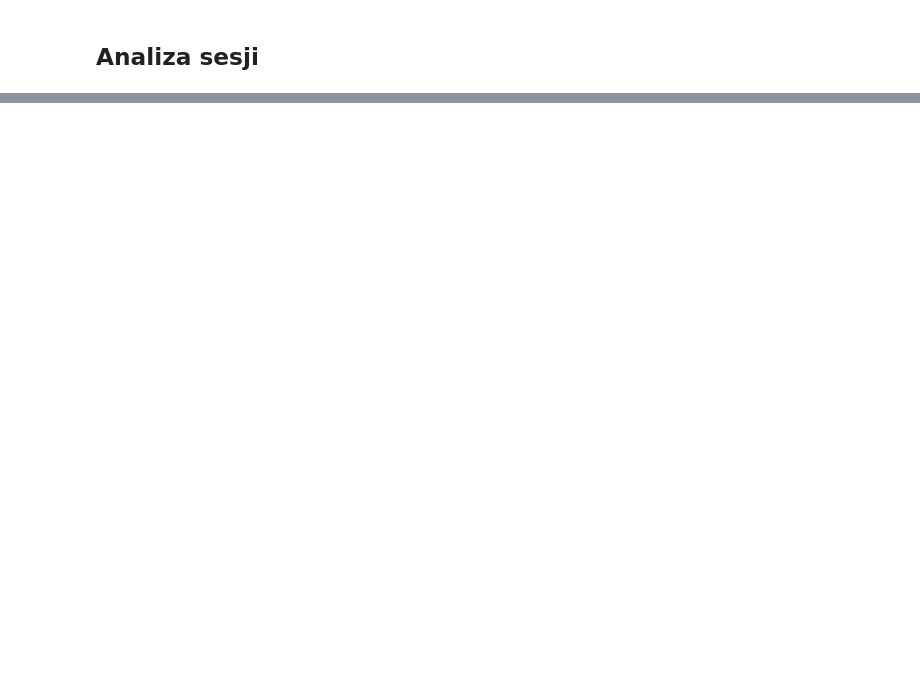
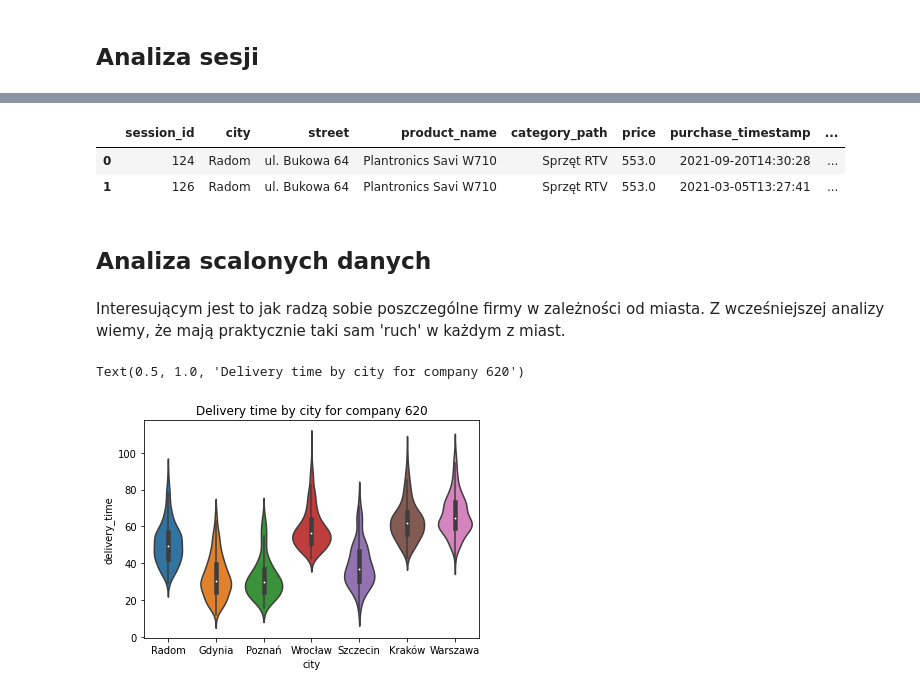
Before and after one commit to jakubZiel/AI-Engineering, a Jupyter notebook: notebooks/data_analysis.ipynb, the cells around one changed output, grey strips where cells are left out. Saved outputs shown, nothing was run; the diff lists cells and outputs as text; code cells hidden in the pictures; blank space fills up the shorter version.

```diff
--- a/notebooks/data_analysis.ipynb
+++ b/notebooks/data_analysis.ipynb
@@ -161,8 +171,12 @@ def castCategory(category_path):
         raise RuntimeError('number of casts should be 1 but is : {}'.format(casts))
     return casts[0]
 
-productsDF_processed = productsDF['category_path'].apply(castCategory)
-productsDF_processed.value_counts()
+productsDF_processed_groups = productsDF['category_path'].apply(castCategory)
+productsDF_processed = productsDF.copy()
+
+productsDF_processed['category_path'] = productsDF_processed_groups
+
+productsDF_processed_groups.value_counts()
 # %% [output]
 Gry komputerowe         202
 Gry na konsole           41
@@ -407,0 +485,4 @@ ponieważ, kończy się weekend. Warto wziąć to pod uwagę.
+# %%
+sessionsDF_processed = sessionsDF[sessionsDF.event_type == 'BUY_PRODUCT']
+
+sessionsDF_processed.head(n=5)
@@ -407,0 +542,5 @@ ponieważ, kończy się weekend. Warto wziąć to pod uwagę.
+# %%
+aggregatedDF = pd.merge(sessionsDF_processed, usersDF, how='inner', on='user_id')
+aggregatedDF = pd.merge(aggregatedDF, productsDF_processed, how='inner', on='product_id')
+aggregatedDF = pd.merge(aggregatedDF, purchasesDF_processed, how='inner', on='purchase_id')
+aggregatedDF.head(n=2)
@@ -407,0 +605,21 @@ ponieważ, kończy się weekend. Warto wziąć to pod uwagę.
+# %%
+clearedDF = aggregatedDF.drop(columns=["user_id", "product_id", "purchase_id", "timestamp", "offered_discount", "event_type", "name"])
+
+clearedDF.head(n=2)
+# %% [output]
+|  | session_id | city | street | product_name | category_path | price | purchase_timestamp | ... |
+| 0 | 124 | Radom | ul. Bukowa 64 | Plantronics Savi W710 | Sprzęt RTV | 553.0 | 2021-09-20T14:30:28 | ... |
+| 1 | 126 | Radom | ul. Bukowa 64 | Plantronics Savi W710 | Sprzęt RTV | 553.0 | 2021-03-05T13:27:41 | ... |
+# %% [markdown]
+## Analiza scalonych danych
+# %% [markdown]
+Interesującym jest to jak radzą sobie poszczególne firmy w zależności od miasta. Z wcześniejszej analizy wiemy, że mają praktycznie taki sam
+'ruch' w każdym z miast.
+# %%
+cityOrder = ['Radom', 'Gdynia', 'Poznań', 'Wrocław',  'Szczecin', 'Kraków', 'Warszawa']
+
+cmp620_plot = sbn.violinplot(data=clearedDF[clearedDF.delivery_company == 620], x='city', y='delivery_time', order=cityOrder)
+cmp620_plot.set_title("Delivery time by city for company 620")
+# %% [output]
+Text(0.5, 1.0, 'Delivery time by city for company 620')
+[figure, added]
```
Also changed, not shown: parts of 51 cells of this notebook, 7 other files.
